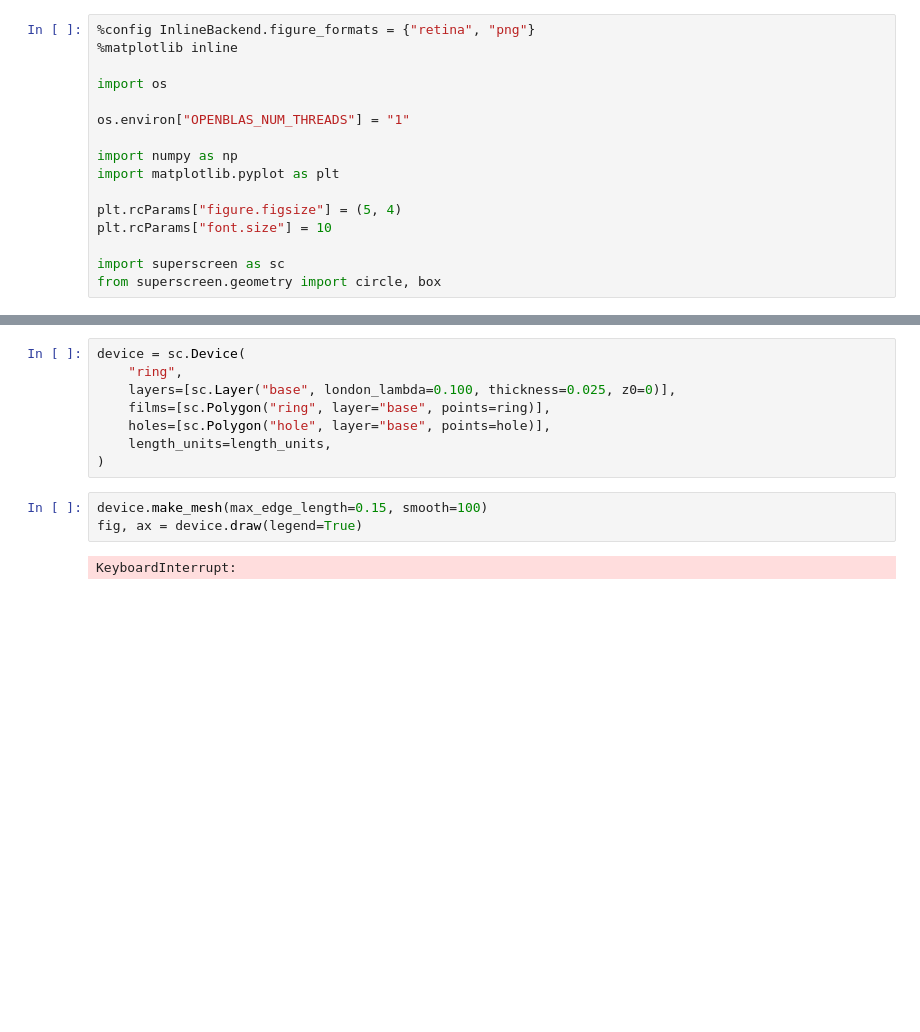
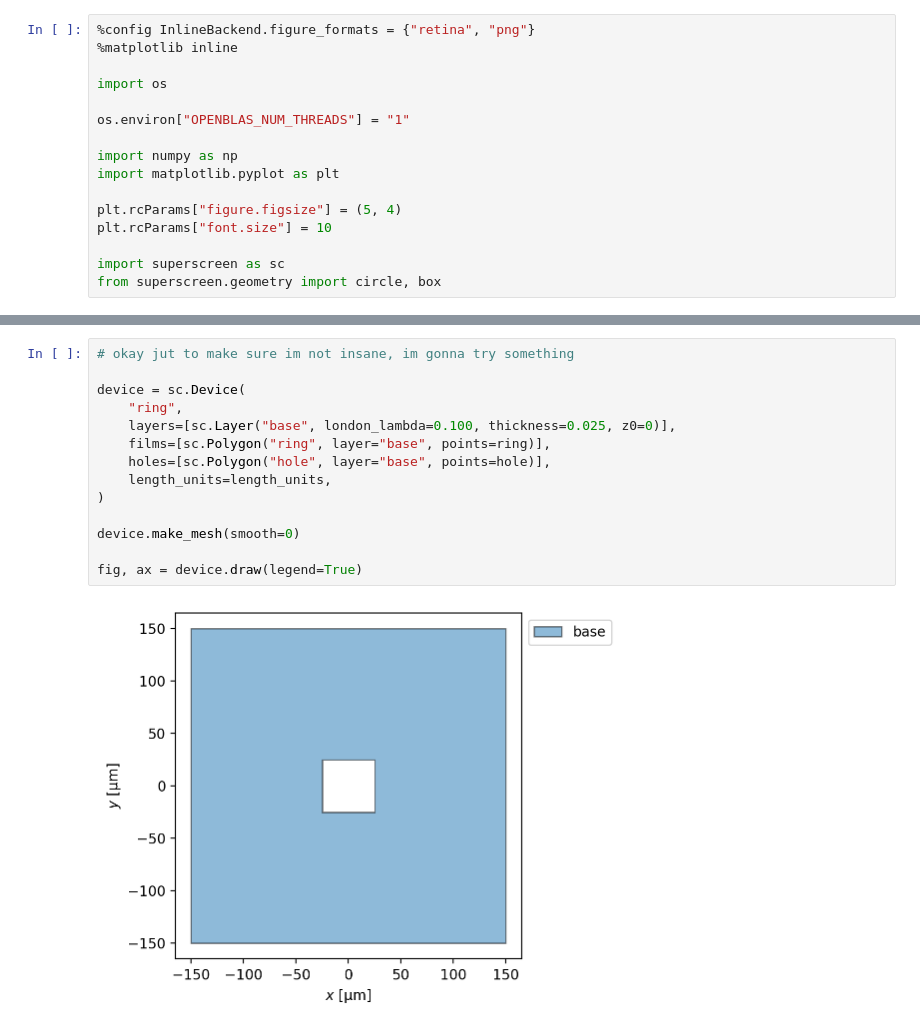
Before and after one commit to LeviathansDaughter/LOLIGO-VULGARIS, a Jupyter notebook: newcode.ipynb, the cells around one changed output, grey strips where cells are left out. Cells and saved outputs as stored; diff of their text form; blank space fills up the shorter version.

```diff
--- a/newcode.ipynb
+++ b/newcode.ipynb
@@ -375,13 +445,16 @@ from superscreen.geometry import circle, box
 # %%
+# okay jut to make sure im not insane, im gonna try something
+
 device = sc.Device(
     "ring",
     layers=[sc.Layer("base", london_lambda=0.100, thickness=0.025, z0=0)],
     films=[sc.Polygon("ring", layer="base", points=ring)],
     holes=[sc.Polygon("hole", layer="base", points=hole)],
     length_units=length_units,
 )
+
+device.make_mesh(smooth=0)
+
+fig, ax = device.draw(legend=True)
+# %% [output]
+[figure, added]
-# %%
-device.make_mesh(max_edge_length=0.15, smooth=100)
-fig, ax = device.draw(legend=True)
-# %% [output]
-KeyboardInterrupt:
```
Also changed, not shown: parts of 8 cells of this notebook.
